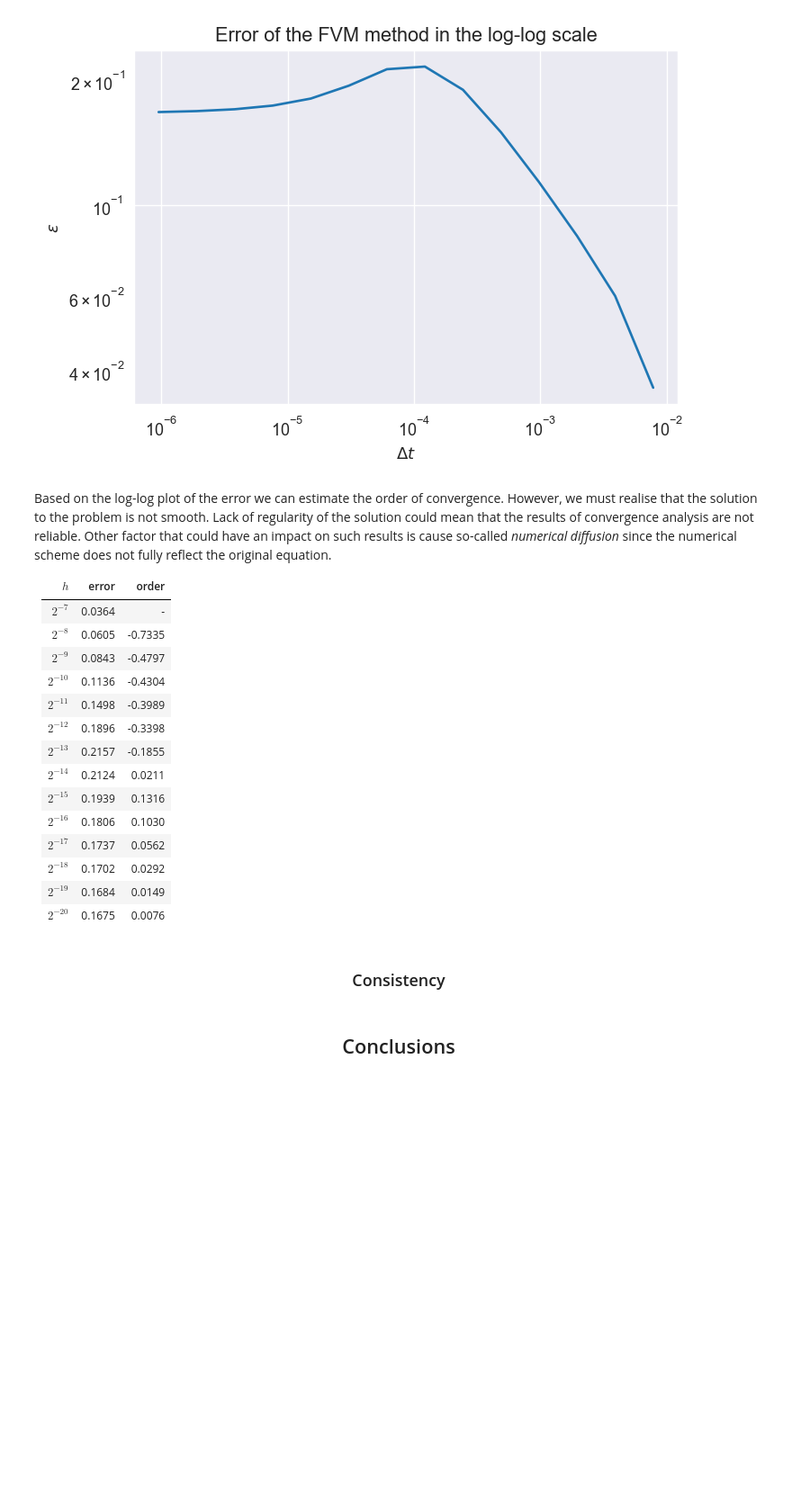
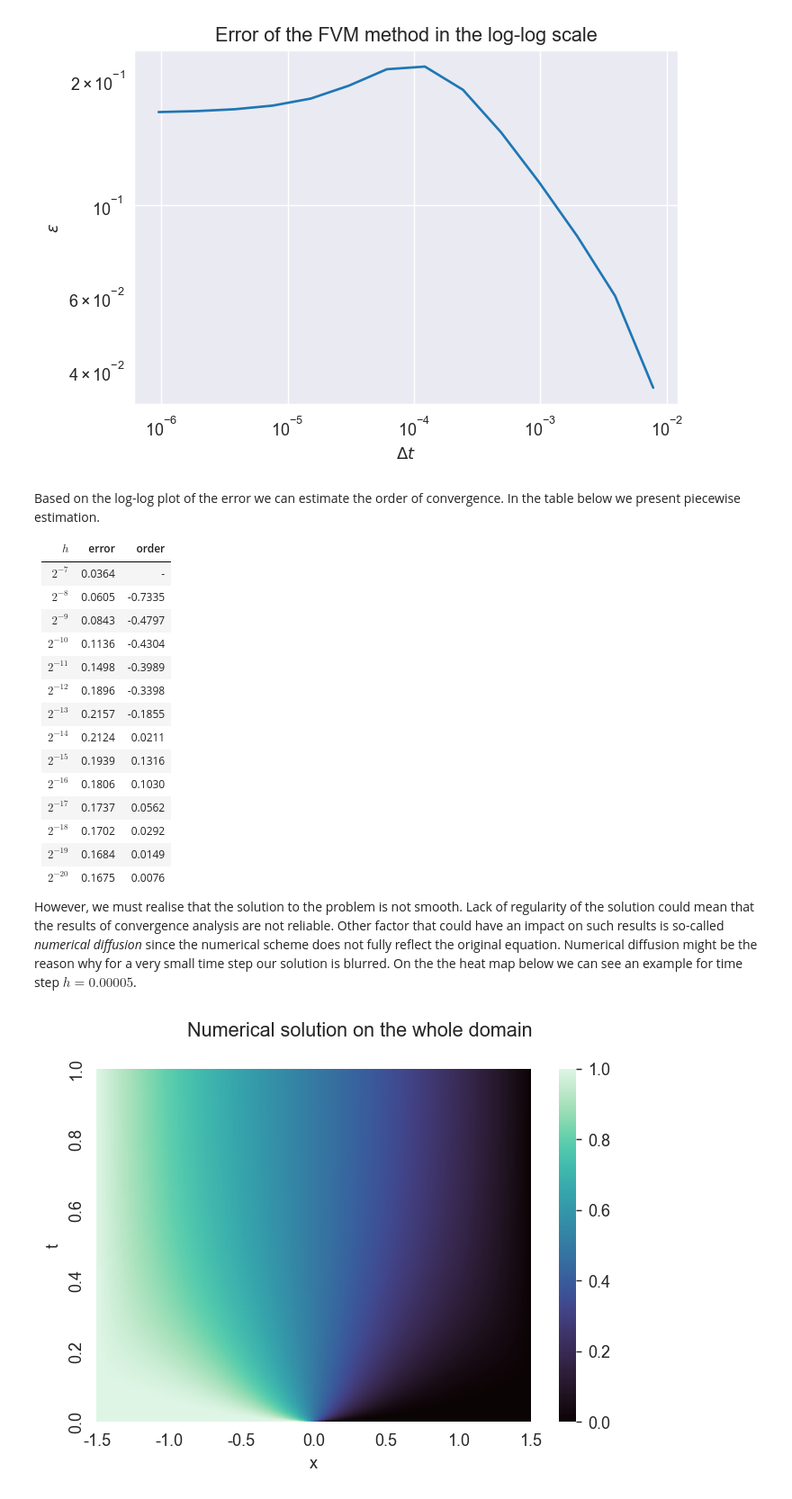
Before and after one commit to joannaww/Lighthill-Witham-Richards-Model, a Jupyter notebook: Matuszak_Wojciechowicz.ipynb, the cells around one changed output. Shown at 90% size. Saved outputs shown, nothing was run; the diff lists cells and outputs as text; code cells hidden in the pictures; blank space fills up the shorter version.

```diff
--- a/Matuszak_Wojciechowicz.ipynb
+++ b/Matuszak_Wojciechowicz.ipynb
@@ -410,7 +413,7 @@ def FVM(method, problem, u_max=1, rho_max=1, rho_l=0.8, sigma=1, a=-1.5, b=1.5,
 
     Arguments:
     method - method of approximation of the numerical flux, "Lax-Friedrich"
-    problem - considered problem, "red_green_light" or "traffic_jam"
+    problem - considered problem, "red_green_light" or "traffic_jam" or "braking"
     u_max - maximum velocity
     rho_max - maximum density
     rho_l - parameter of the "traffic jam" problem
@@ -438,20 +441,17 @@ def FVM(method, problem, u_max=1, rho_max=1, rho_l=0.8, sigma=1, a=-1.5, b=1.5,
     elif problem == "braking":
         rho[:,0] = 1/np.sqrt(4*np.pi*sigma)*np.exp(-xs**2/(4*sigma**2)) # initial condition
     else:
-        print("Choose one of implemented problems.")
+        raise Exception("Choose one of implemented problems.")
 
     for n in range(len(ts)-1):
         if method == 'Lax-Friedrich': # Lax-Friedrich flux
             F_p = k/(2*h)*(rho[1:-1,n] - rho[2:,n]) + 1/2*(u_max*rho[1:-1,n]*(1 - rho[1:-1,n]/rho_max) + u_max*rho[2:,n]*(1 - rho[2:,n]/rho_max))
             F_m = k/(2*h)*(rho[0:-2,n] - rho[1:-1,n]) + 1/2*(u_max*rho[:-2,n]*(1 - rho[0:-2,n]/rho_max) + u_max*rho[1:-1,n]*(1 - rho[1:-1,n]/rho_max))
         else:
-            print("Choose one of implemented methods.")
+            raise Exception("Choose one of implemented methods.")
 
         rho[1:-1,n+1] = rho[1:-1,n] - h/k*(F_p - F_m)
 
-#         explicit formula:
-#         rho[1:-1, n+1] = 1/2*(rho[2:,n] + rho[0:-2,n]) + h/(2*k)*(u_max*rho[0:-2,n]*(1 - rho[0:-2,n]/rho_max) - u_max*rho[2:,n]*(1 - rho[2:,n]/rho_max))
-
     return rho, xs, ts
 # %%
 def theoretical_solution(problem, xs, ts, u_max=1, rho_max=1, rho_l=0.8):
@@ -869,7 +858,7 @@ ps, errs = convergence_FVM(0.5**np.arange(7,21))
 # %% [output]
 [figure]
 # %% [markdown]
-Based on the log-log plot of the error we can estimate the order of convergence. However, we must realise that the solution to the problem is not smooth. Lack of regularity of the solution could mean that the results of convergence analysis are not reliable. Other factor that could have an impact on such results is cause so-called *numerical diffusion* since the numerical scheme does not fully reflect the original equation.
+Based on the log-log plot of the error we can estimate the order of convergence. In the table below we present piecewise estimation.
 
 |$h$|error|order|
 |-|-|-|
@@ -887,7 +876,19 @@ Based on the log-log plot of the error we can estimate the order of convergence.
 |$2^{-18}$|0.1702|0.0292|
 |$2^{-19}$|0.1684|0.0149|
 |$2^{-20}$|0.1675|0.0076|
+
+However, we must realise that the solution to the problem is not smooth. Lack of regularity of the solution could mean that the results of convergence analysis are not reliable. Other factor that could have an impact on such results is so-called *numerical diffusion* since the numerical scheme does not fully reflect the original equation. Numerical diffusion might be the reason why for a very small time step our solution is blurred. On the the heat map below we can see an example for time step $h = 0.00005$.
-# %% [markdown]
-<h3 align="center">Consistency</h3>
-# %% [markdown]
-<h2 align="center">Conclusions</h2>
+# %%
+rho, xs, ts = FVM(method="Lax-Friedrich", problem="red_green_light", k=0.01, h=0.00005)
+# %%
+fig, ax = plt.subplots()
+
+sns.heatmap(pd.DataFrame(rho.T, columns = np.round(xs,1), index = ts), cmap='mako', xticklabels=50, yticklabels=4000, ax=ax, cbar=True)
+
+ax.invert_yaxis()
+ax.set(xlabel="x", ylabel="t")
+
+fig.suptitle("Numerical solution on the whole domain")
+plt.show()
+# %% [output]
+[figure, added]
```
Also changed, not shown: parts of 29 cells of this notebook, 5 other files.
